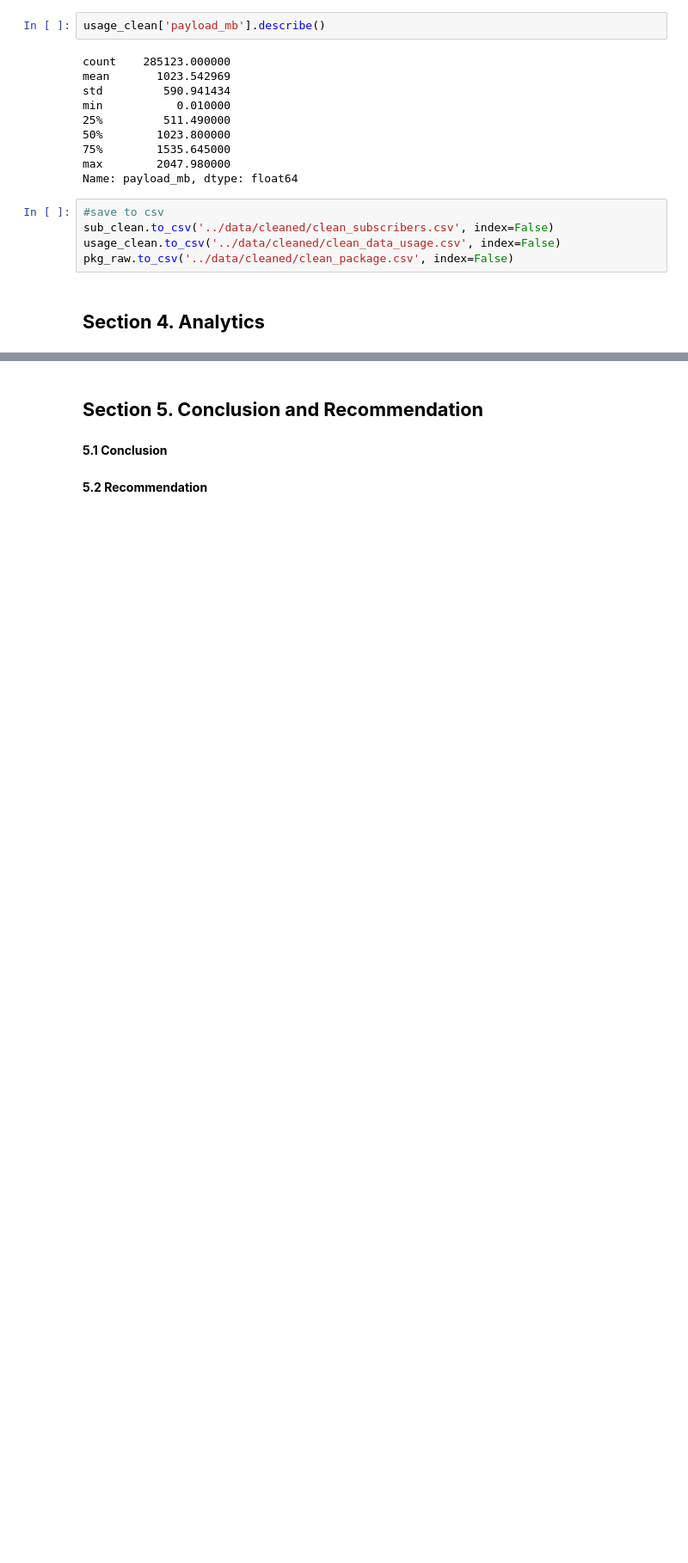
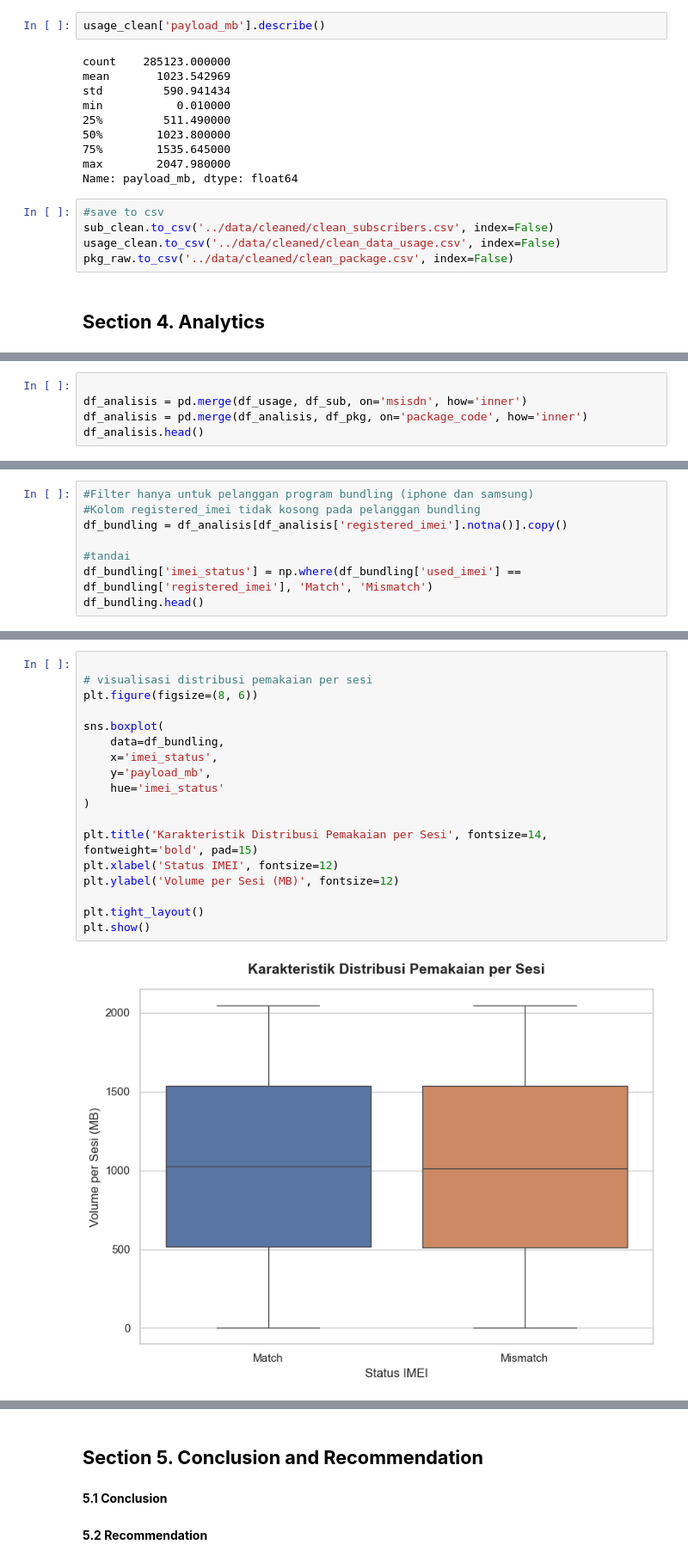
Before and after one commit to rafiandrianto/TelkomselEDA, a Jupyter notebook: notebooks/1.0-bdp-inital-data-exploration.ipynb, the cells around one changed output, grey strips where cells are left out. Shown at 86% size. Drawn from its saved outputs; the diff is of its cells as text; blank space fills up the shorter version.

```diff
--- a/notebooks/1.0-bdp-inital-data-exploration.ipynb
+++ b/notebooks/1.0-bdp-inital-data-exploration.ipynb
@@ -342,0 +360,5 @@ pkg_raw.to_csv('../data/cleaned/clean_package.csv', index=False)
+# %%
+
+df_analisis = pd.merge(df_usage, df_sub, on='msisdn', how='inner')
+df_analisis = pd.merge(df_analisis, df_pkg, on='package_code', how='inner')
+df_analisis.head()
@@ -342,0 +372,8 @@ pkg_raw.to_csv('../data/cleaned/clean_package.csv', index=False)
+# %%
+#Filter hanya untuk pelanggan program bundling (iphone dan samsung)
+#Kolom registered_imei tidak kosong pada pelanggan bundling
+df_bundling = df_analisis[df_analisis['registered_imei'].notna()].copy()
+
+#tandai
+df_bundling['imei_status'] = np.where(df_bundling['used_imei'] == df_bundling['registered_imei'], 'Match', 'Mismatch')
+df_bundling.head()
@@ -342,0 +470,20 @@ pkg_raw.to_csv('../data/cleaned/clean_package.csv', index=False)
+# %%
+
+# visualisasi distribusi pemakaian per sesi
+plt.figure(figsize=(8, 6))
+
+sns.boxplot(
+    data=df_bundling,
+    x='imei_status',
+    y='payload_mb',
+    hue='imei_status'
+)
+
+plt.title('Karakteristik Distribusi Pemakaian per Sesi', fontsize=14, fontweight='bold', pad=15)
+plt.xlabel('Status IMEI', fontsize=12)
+plt.ylabel('Volume per Sesi (MB)', fontsize=12)
+
+plt.tight_layout()
+plt.show()
+# %% [output]
+[figure, added]
```
Also changed, not shown: parts of 21 cells of this notebook, 3 other files.
